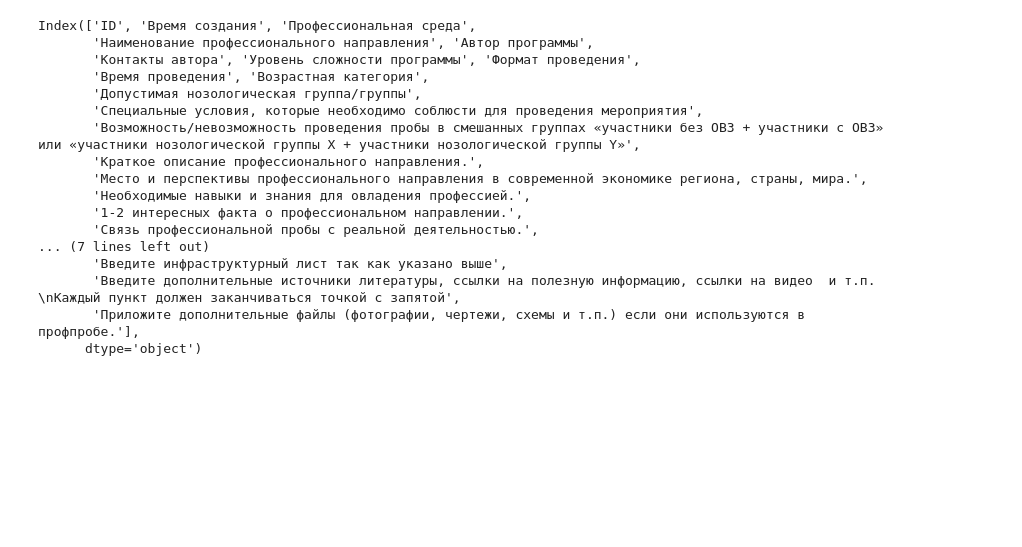
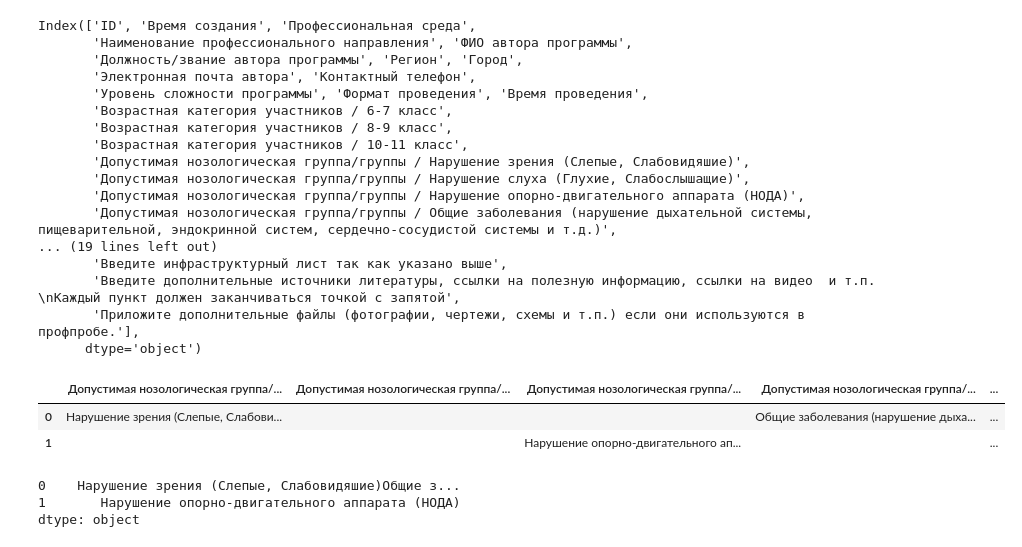
Before and after one commit to t0r1n88/Lachesis, a Jupyter notebook: create_program_probs.ipynb, the cells around one changed output. Drawn from its saved outputs; the diff is of its cells as text; code cells hidden in the pictures; blank space fills up the shorter version.

```diff
--- a/create_program_probs.ipynb
+++ b/create_program_probs.ipynb
@@ -36,23 +28,37 @@ df
+# %%
+df.fillna('',inplace=True)
 # %%
 df.columns
 # %% [output]
 Index(['ID', 'Время создания', 'Профессиональная среда',
-       'Наименование профессионального направления', 'Автор программы',
-       'Контакты автора', 'Уровень сложности программы', 'Формат проведения',
-       'Время проведения', 'Возрастная категория',
-       'Допустимая нозологическая группа/группы',
-       'Специальные условия, которые необходимо соблюсти для проведения мероприятия',
-       'Возможность/невозможность проведения пробы в смешанных группах «участники без ОВЗ + участники с ОВЗ» или «участники нозологической группы Х + участники нозологической группы Y»',
-       'Краткое описание профессионального направления.',
-       'Место и перспективы профессионального направления в современной экономике региона, страны, мира.',
-       'Необходимые навыки и знания для овладения профессией.',
-       '1-2 интересных факта о профессиональном направлении.',
-       'Связь профессиональной пробы с реальной деятельностью.',
-... (7 lines left out)
+       'Наименование профессионального направления', 'ФИО автора программы',
+       'Должность/звание автора программы', 'Регион', 'Город',
+       'Электронная почта автора', 'Контактный телефон',
+       'Уровень сложности программы', 'Формат проведения', 'Время проведения',
+       'Возрастная категория участников / 6-7 класс',
+       'Возрастная категория участников / 8-9 класс',
+       'Возрастная категория участников / 10-11 класс',
+       'Допустимая нозологическая группа/группы / Нарушение зрения (Слепые, Слабовидяшие)',
+       'Допустимая нозологическая группа/группы / Нарушение слуха (Глухие, Слабослышащие)',
+       'Допустимая нозологическая группа/группы / Нарушение опорно-двигательного аппарата (НОДА)',
+       'Допустимая нозологическая группа/группы / Общие заболевания (нарушение дыхательной системы, пищеварительной, эндокринной систем, сердечно-сосудистой системы и т.д.)',
+... (19 lines left out)
        'Введите инфраструктурный лист так как указано выше',
        'Введите дополнительные источники литературы, ссылки на полезную информацию, ссылки на видео  и т.п. \nКаждый пункт должен заканчиваться точкой с запятой',
        'Приложите дополнительные файлы (фотографии, чертежи, схемы и т.п.) если они используются в профпробе.'],
       dtype='object')
+# %%
+df.loc[:,'Допустимая нозологическая группа/группы / Нарушение зрения (Слепые, Слабовидяшие)':'Допустимая нозологическая группа/группы / Нарушение интеллекта (умственная отсталость)']
+# %% [output]
+|  | Допустимая нозологическая группа/... | Допустимая нозологическая группа/... | Допустимая нозологическая группа/... | Допустимая нозологическая группа/... | ... |
+| 0 | Нарушение зрения (Слепые, Слабови... |  |  | Общие заболевания (нарушение дыха... | ... |
+| 1 |  |  | Нарушение опорно-двигательного ап... |  | ... |
+# %%
+df.loc[:,'Допустимая нозологическая группа/группы / Нарушение зрения (Слепые, Слабовидяшие)':'Допустимая нозологическая группа/группы / Нарушение интеллекта (умственная отсталость)'].sum(axis=1)
+# %% [output]
+0    Нарушение зрения (Слепые, Слабовидяшие)Общие з...
+1       Нарушение опорно-двигательного аппарата (НОДА)
+dtype: object
 # %%
 lst_name_columns = ['ID','Время_создания','Профессиональная_проба','Наименование_профессионального_направления','Автор_программы','Контакты_автора',
                     'Уровень_сложности','Формат_проведения','Время_проведения','Возрастная_категория','Допустимые_нозологии',
```
Also changed, not shown: parts of 3 cells of this notebook.
